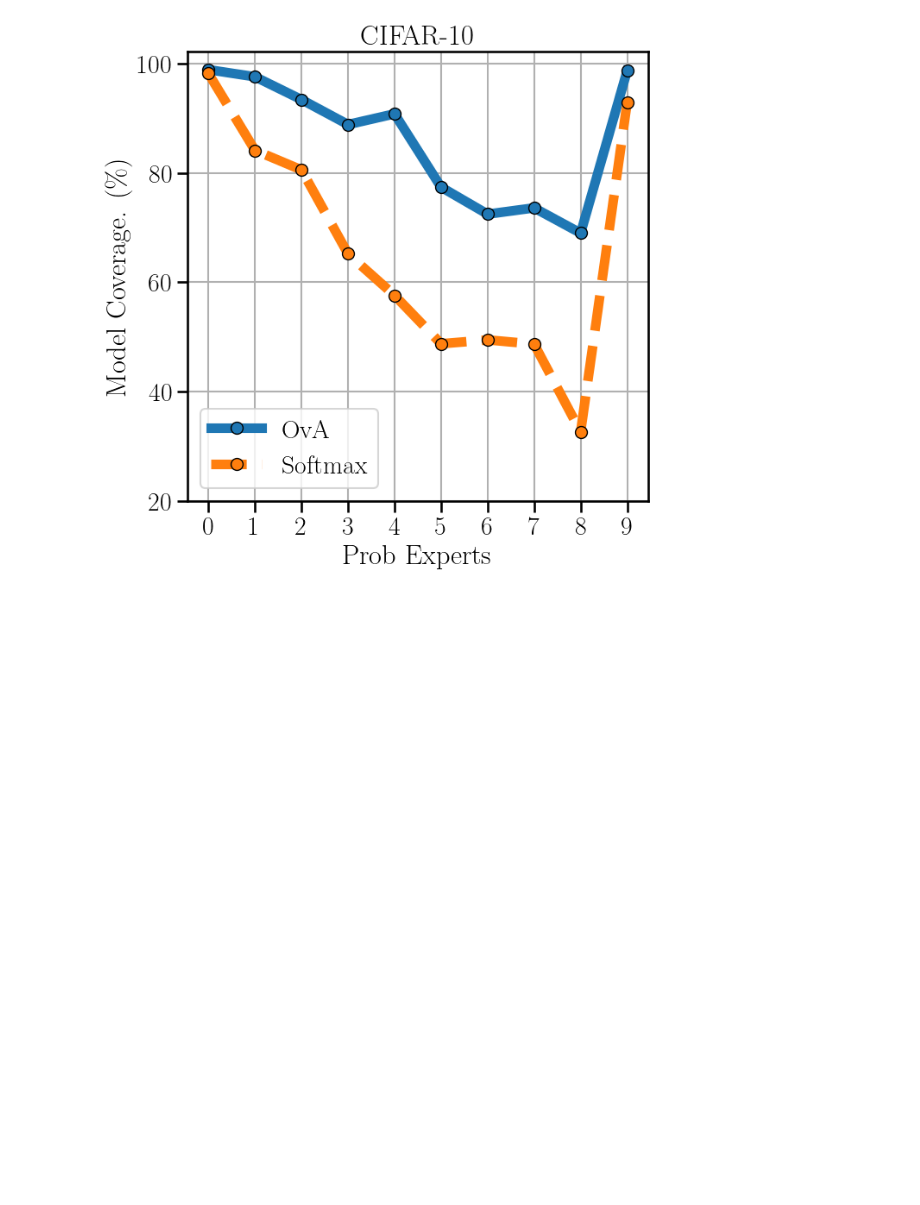
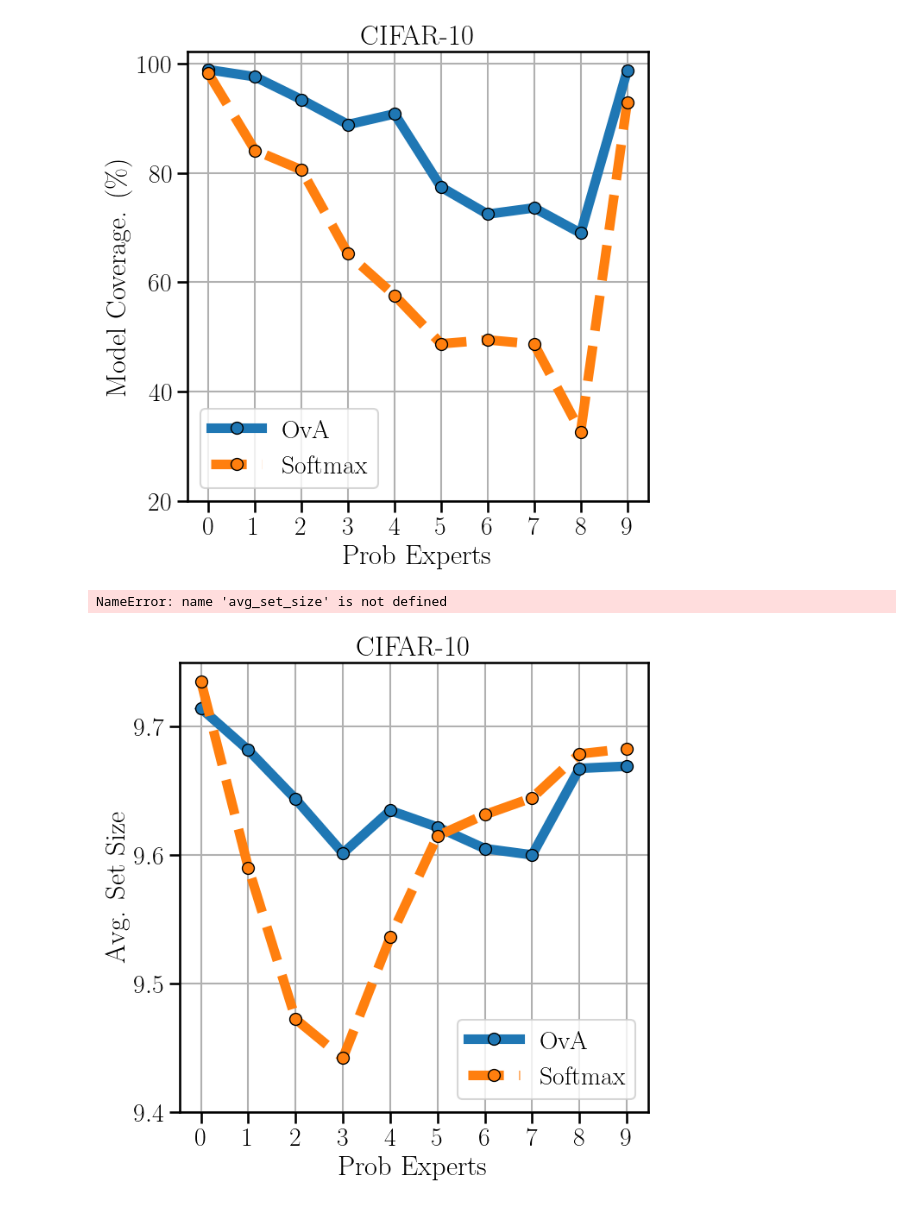
Before and after one commit to rajevv/Multi_L2D, a Jupyter notebook: CIFAR-10/conformal_increase_oracles.ipynb, the cells around one changed output. Saved outputs shown, nothing was run; the diff lists cells and outputs as text; code cells hidden in the pictures; blank space fills up the shorter version.

```diff
--- a/CIFAR-10/conformal_increase_oracles.ipynb
+++ b/CIFAR-10/conformal_increase_oracles.ipynb
@@ -92,7 +92,7 @@ method_dict_ova = {"standard": [],
                "voting": []}
 
 for method in method_list_ova:
-
+    set_size = []
     print("Method: {}\n".format(method))
     for i, k in enumerate(k_list):
         # =============
@@ -214,6 +214,8 @@ for method in method_list_ova:
                     exp_prediction = get_expert_prediction(experts_test, prediction_set_i, method=method)
                     # ======
 
+                    set_size.append(len(prediction_set_i))
+
 
 
                 # Deferral accuracy: No matter expert ===
@@ -239,7 +241,9 @@ for method in method_list_ova:
                     "system_accuracy": 100 * correct_sys / real_total,
                     "expert_accuracy": 100 * exp / (exp_total + 0.0002),
                     "classifier_accuracy": 100 * correct / (total + 0.0001),
-                    "alone_classifier": 100 * alone_correct / real_total}
+                    "alone_classifier": 100 * alone_correct / real_total,
+                    "set_size": set_size,
+                    "avg_set_size": np.mean(set_size)}
         print(to_print, flush=True)
 
         # Save to method dict ===
@@ -319,6 +333,7 @@ method_dict_softmax = {"standard": [],
 
 for method in method_list_softmax:
 
+    set_size = []
     print("Method: {}\n".format(method))
     for i, k in enumerate(k_list):
         # =============
@@ -440,6 +455,8 @@ for method in method_list_softmax:
                     exp_prediction = get_expert_prediction(experts_test, prediction_set_i, method=method)
                     # ======
 
+                    set_size.append(len(prediction_set_i))
+
 
 
                 # Deferral accuracy: No matter expert ===
@@ -465,7 +482,10 @@ for method in method_list_softmax:
                     "system_accuracy": 100 * correct_sys / real_total,
                     "expert_accuracy": 100 * exp / (exp_total + 0.0002),
                     "classifier_accuracy": 100 * correct / (total + 0.0001),
-                    "alone_classifier": 100 * alone_correct / real_total}
+                    "alone_classifier": 100 * alone_correct / real_total,
+                    "set_size": set_size,
+                    "avg_set_size": np.mean(set_size)}
+
         print(to_print, flush=True)
 
         # Save to method dict ===
@@ -617,3 +637,30 @@ plt.legend()
 plt.savefig("coverage_increase_oracles.pdf")
 # %% [output]
 [figure]
+# %%
+np.array([np.mean(method_d["set_size"]) for method_d in method_dict_ova["voting"]])
+# %% [output]
+NameError: name 'avg_set_size' is not defined
+# %%
+k_list
+avg_set_size_ova = np.array([method_d["avg_set_size"] for method_d in method_dict_ova["last"]])
+avg_set_size_softmax = np.array([method_d["avg_set_size"] for method_d in method_dict_softmax["last"]])
+
+f, ax = plt.subplots(1, 1, figsize=fig_size)
+ax.plot(k_list, avg_set_size_ova, "-", label=r"OvA", **plot_args)
+ax.plot(k_list, avg_set_size_softmax, "--", label=r"Softmax", **plot_args)
+
+plt.xticks(k_list, k_list)
+plt.yticks(list(plt.yticks()[0])[::2])
+plt.ylabel(r'Avg. Set Size')
+plt.xlabel(r'Prob Experts')
+plt.title(r"CIFAR-10")
+plt.legend(loc="best")
+plt.grid()
+f.set_tight_layout(True)
+plt.legend()
+
+
+plt.savefig("avg_set_size_increase_oracles.pdf")
+# %% [output]
+[figure, added]
```
Also changed, not shown: parts of 2 cells of this notebook.
